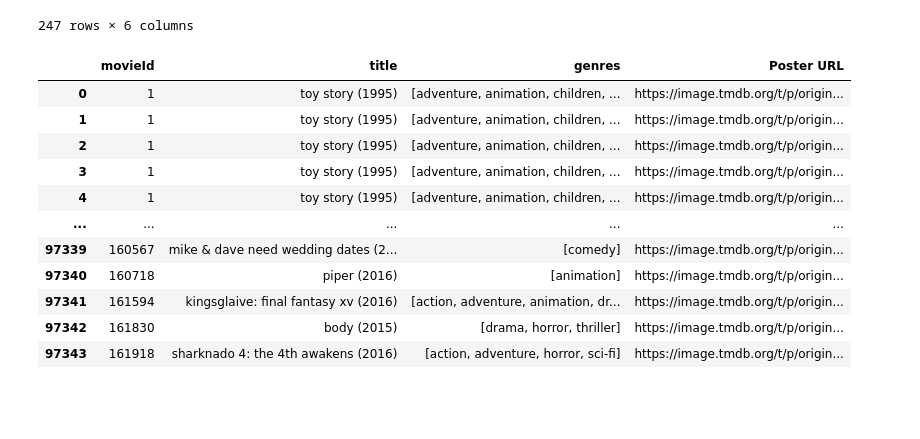
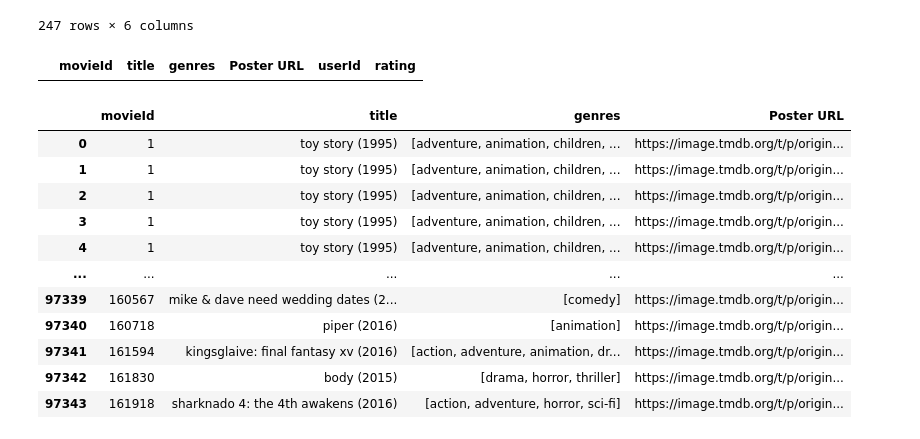
Before and after one commit to MaleeshaAluwihare/Movie-Recommendation-System, a Jupyter notebook: Implementation/recommendation.ipynb, the cells around one changed output. Drawn from its saved outputs; the diff is of its cells as text; code cells hidden in the pictures; blank space fills up the shorter version.

```diff
--- a/Implementation/recommendation.ipynb
+++ b/Implementation/recommendation.ipynb
@@ -268,6 +276,10 @@ mov_ratings[mov_ratings['title'] == 'toy story (1995)']
 | 245 | 1 | toy story (1995) | [adventure, animation, children, ... | https://image.tmdb.org/t/p/origin... | 670 | 4.0 |
 | 246 | 1 | toy story (1995) | [adventure, animation, children, ... | https://image.tmdb.org/t/p/origin... | 671 | 5.0 |
 247 rows × 6 columns
+# %%
+mov_ratings[mov_ratings['title'] == 'kingsman: the golden circle (2017)']
+# %% [output]
+|  | movieId | title | genres | Poster URL | userId | rating |
 # %%
 # creating new df
 new_df = mov_ratings[['movieId', 'title', 'genres', 'Poster URL']]
```
Also changed, not shown: parts of 10 cells of this notebook, 6 other files.
